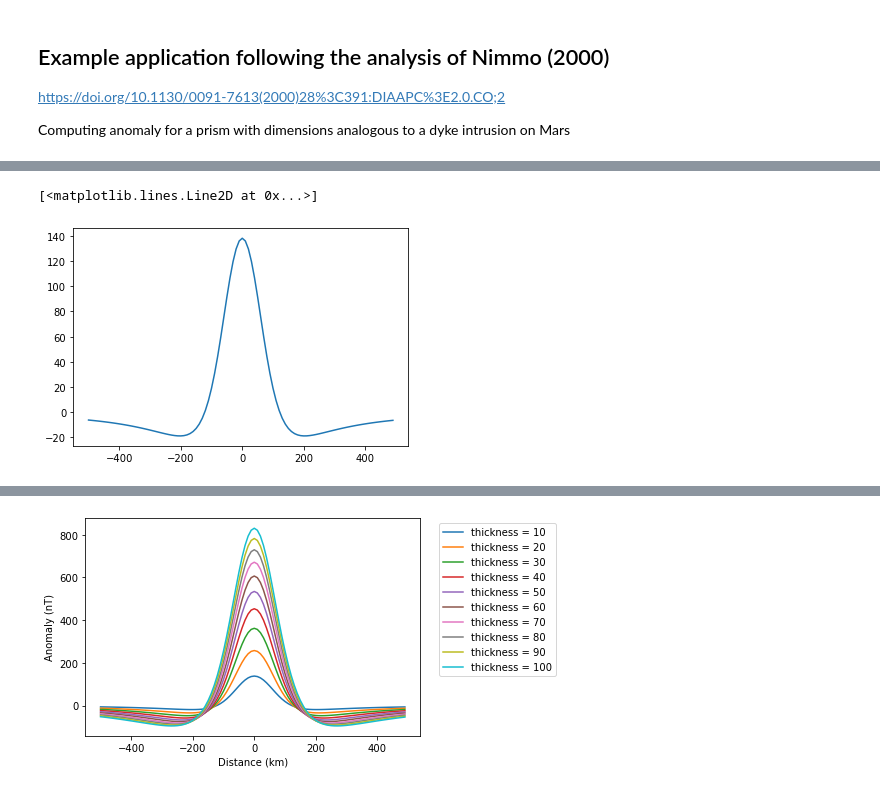
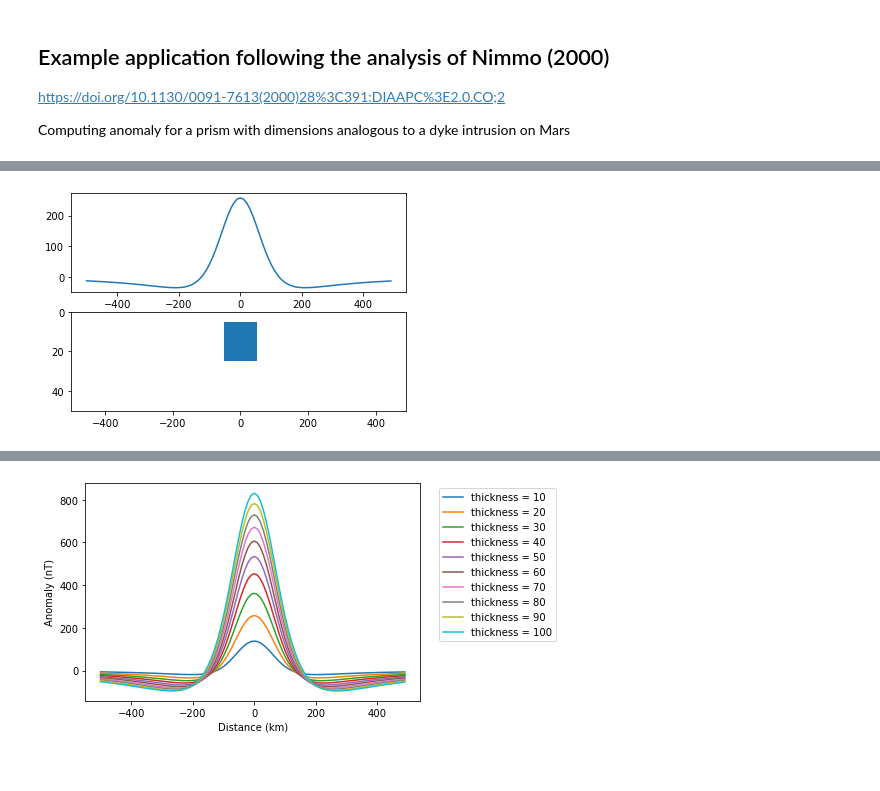
Before and after one commit to siwill22/mars, a Jupyter notebook: mbox.ipynb, the cells around one changed output, grey strips where cells are left out. Saved outputs shown, nothing was run; the diff lists cells and outputs as text; code cells hidden in the pictures.

```diff
--- a/mbox.ipynb
+++ b/mbox.ipynb
@@ -147,35 +147,46 @@ def anomaly_amplitude(layer_thickness, layer_depth, prism_width, magnetisation,
 
     obs_x = 0.
     obs_y = 0.
     obs_z = -observation_altitude
     x1 = -prism_width/2.
     x2 = prism_width/2.
     y1 = -1000.
     y2 = 1000.
     z1 = layer_depth
     mi = inclination
     md = declination
     fi = inclination
     fd = declination
     m = magnetisation
     theta = 0.
 
-    profile_X = np.arange(-prism_width*5, prism_width*5, prism_width/10.)
+    profile_X = np.arange(-prism_width*5, prism_width*5, 10.)
     profile_Z = []
     for obs_x in profile_X:
         t1 = mbox(obs_x,obs_y,obs_z,x1,y1,z1,x2,y2,mi,md,fi,fd,m,theta)
         t2 = mbox(obs_x,obs_y,obs_z,x1,y1,z1+layer_thickness,x2,y2,mi,md,fi,fd,m,theta)
         profile_Z.append(t1-t2)
         #profile_Z.append(t1)
 
     #plt.plot(profile_X,profile_Z)
 
     return (profile_X,profile_Z)
 
+layer_thickness=20.
+layer_depth=5.
+prism_width=100
+magnetisation=10.
+result = anomaly_amplitude(layer_thickness, layer_depth,
+                           prism_width, magnetisation)
 
-result = anomaly_amplitude(10., 5., 100, 10.)
+plt.subplot(211)
+plt.plot(result[0],result[1])
 
-plt.plot(result[0],result[1])
+plt.subplot(212)
+plt.fill([-prism_width/2.,-prism_width/2.,prism_width/2.,prism_width/2.],
+         [layer_depth+layer_thickness,layer_depth,layer_depth,layer_depth+layer_thickness])
+plt.xlim(np.min(result[0]), np.max(result[0]))
+plt.ylim(50, 0)
+plt.show()
 # %% [output]
-[<matplotlib.lines.Line2D at 0x...>]
-[figure, old version]
+[figure, new version]
```
Also changed, not shown: parts of 5 cells of this notebook.
